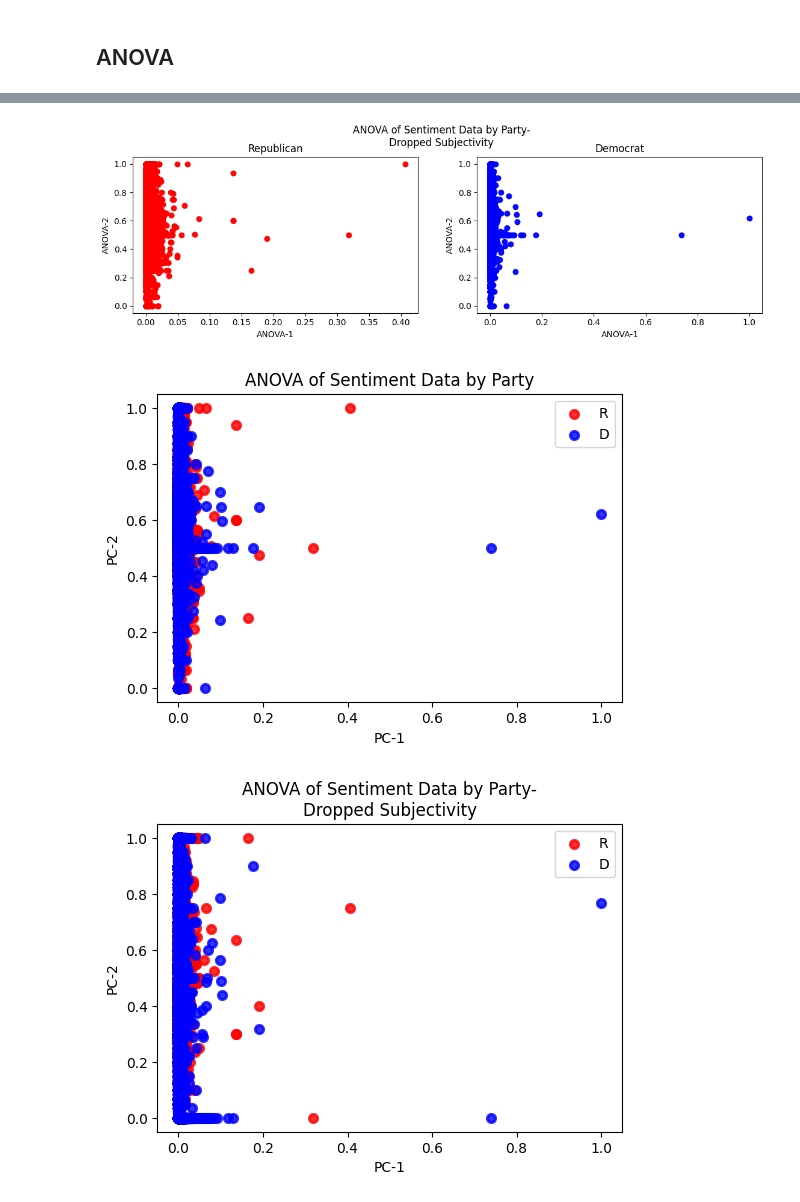
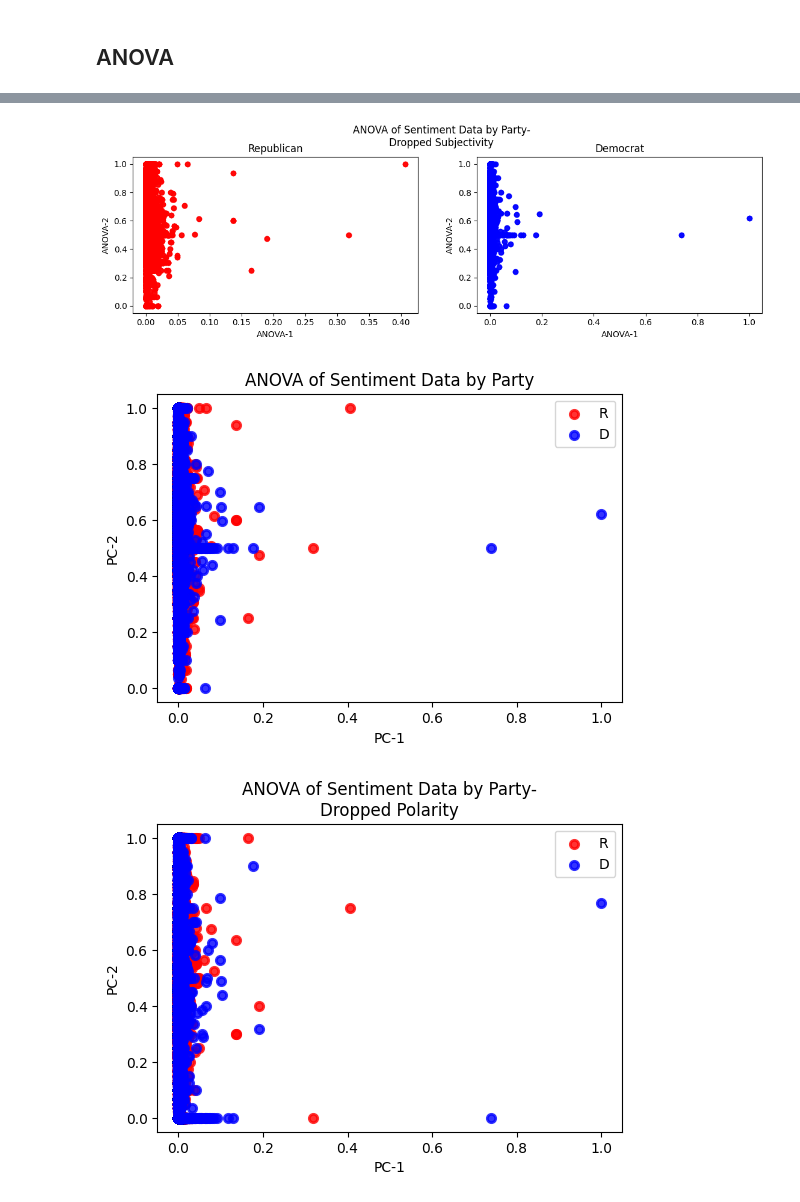
Before and after one commit to DevinPatel1/twitter-political-party-classifier, a Jupyter notebook: dimension_reduction.ipynb, the cells around one changed output, grey strips where cells are left out. Cells and saved outputs as stored; diff of their text form; code cells hidden in the pictures.

```diff
--- a/dimension_reduction.ipynb
+++ b/dimension_reduction.ipynb
@@ -271,33 +271,33 @@ def plot_separate_ANOVA_features(X, y, feature1, feature2, title="Default Title"
 
 plot_separate_ANOVA_features(X_r3, party_gth_df['Party'], feature1=1, feature2=2, title="ANOVA of Sentiment Data by Party", outfile="ANOVA-Party.png")
 plot_separate_ANOVA_features(X_r3_subject, party_gth_df['Party'], feature1=1, feature2=2, title="ANOVA of Sentiment Data by Party-\nDropped Polarity", outfile="ANOVA-Subject-Party.png")
 plot_separate_ANOVA_features(X_r3_polar, party_gth_df['Party'], feature1=1, feature2=2, title="ANOVA of Sentiment Data by Party-\nDropped Subjectivity", outfile="ANOVA-Polar-Party.png")
 
 
 # Plot two PC's overlayed with Party affiliation
 def plot_separate_ANOVA_features(X, y, feature1, feature2, title="Default Title", outfile="outfile.png"):
     plt.figure(figsize=(6,4))
     plt.title(title)
     plt.xlabel("PC-1")
     plt.ylabel("PC-2")
     party_colors = ['r', 'b']
     lw = 2
 
     for color, party, target_name in zip(party_colors, [i for i in range(len(party_gth_labels))], party_gth_labels):
         plt.scatter(X[y==party,feature1], # X-axis
                     X[y==party,feature2], # Y-axis
                     color=color, alpha=.8, lw=lw, label=target_name)
     plt.legend(loc='best', shadow=False, scatterpoints=1)
 
     exportFig(outfile)
     plt.show()
 
 plot_separate_ANOVA_features(X_r3, party_gth_df['Party'], 1, 2, title="ANOVA of Sentiment Data by Party", outfile=r"ANOVA-overlayed.png")
-plot_separate_ANOVA_features(X_r3_subject, party_gth_df['Party'], 1, 2, title="ANOVA of Sentiment Data by Party-\nDropped Subjectivity", outfile=r"ANOVA-Subject-overlayed.png")
-plot_separate_ANOVA_features(X_r3_polar, party_gth_df['Party'], 1, 2, title="ANOVA of Sentiment Data by Party-\nDropped Polarity", outfile=r"ANOVA-Polar-overlayed.png")
+plot_separate_ANOVA_features(X_r3_subject, party_gth_df['Party'], 1, 2, title="ANOVA of Sentiment Data by Party-\nDropped Polarity", outfile=r"ANOVA-Subject-overlayed.png")
+plot_separate_ANOVA_features(X_r3_polar, party_gth_df['Party'], 1, 2, title="ANOVA of Sentiment Data by Party-\nDropped Subjectivity", outfile=r"ANOVA-Polar-overlayed.png")
 # %% [output]
 [figure]
 [figure]
 [figure]
 [figure]
-[figure, old version]
+[figure, new version]
```
Also changed, not shown: parts of 2 cells of this notebook, 7 other files.
